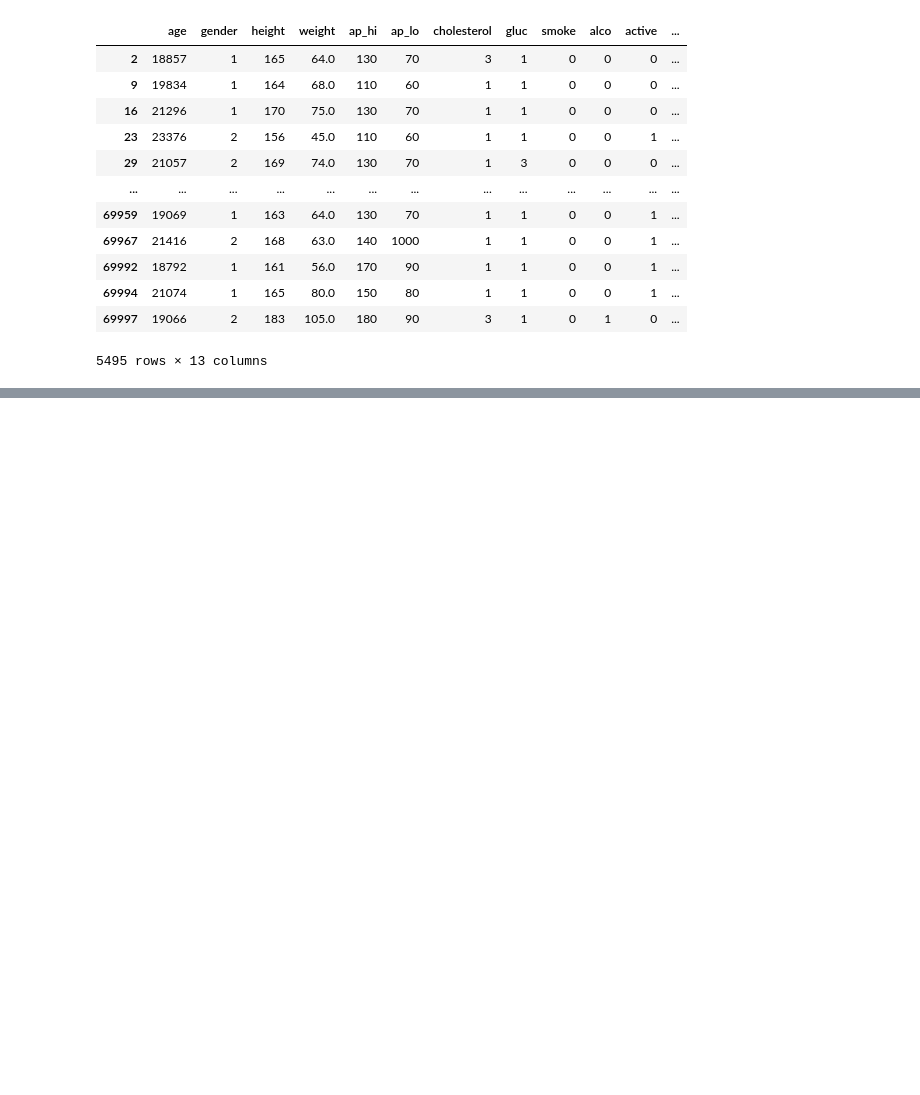
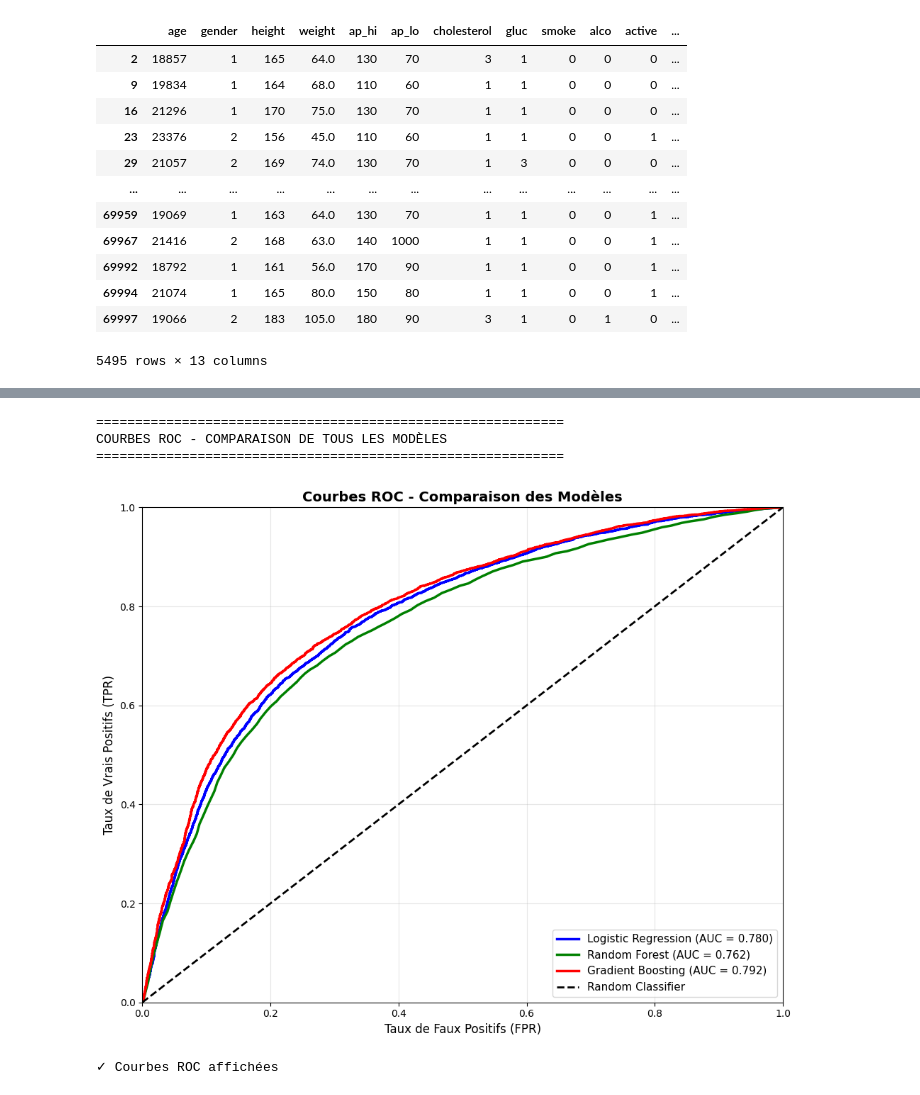
Before and after one commit to soraya-21/classification_initiation, a Jupyter notebook: analisis.ipynb, the cells around one changed output, grey strips where cells are left out. Saved outputs shown, nothing was run; the diff lists cells and outputs as text; code cells hidden in the pictures; blank space fills up the shorter version.

```diff
--- a/analisis.ipynb
+++ b/analisis.ipynb
@@ -263,0 +687,40 @@ data_hors_echelle
+# %%
+# Tracer les courbes ROC pour tous les modèles
+from sklearn.metrics import roc_curve, auc
+
+print("="*60)
+print("COURBES ROC - COMPARAISON DE TOUS LES MODÈLES")
+print("="*60)
+
+fig, ax = plt.subplots(figsize=(10, 8))
+
+colors = ['blue', 'green', 'red', 'orange']
+
+for i, (model_name, result) in enumerate(results.items()):
+    fpr, tpr, _ = roc_curve(y_test, result['y_pred_proba'])
+    roc_auc = auc(fpr, tpr)
+
+    ax.plot(fpr, tpr, label=f'{model_name} (AUC = {roc_auc:.3f})',
+            linewidth=2.5, color=colors[i])
+
+# Ligne de base (random classifier)
+ax.plot([0, 1], [0, 1], 'k--', label='Random Classifier', linewidth=2)
+
+ax.set_xlabel('Taux de Faux Positifs (FPR)', fontsize=12)
+ax.set_ylabel('Taux de Vrais Positifs (TPR)', fontsize=12)
+ax.set_title('Courbes ROC - Comparaison des Modèles', fontsize=14, fontweight='bold')
+ax.legend(loc='lower right', fontsize=11)
+ax.grid(True, alpha=0.3)
+ax.set_xlim([0, 1])
+ax.set_ylim([0, 1])
+
+plt.tight_layout()
+plt.show()
+
+print("\n✓ Courbes ROC affichées")
+# %% [output]
+============================================================
+COURBES ROC - COMPARAISON DE TOUS LES MODÈLES
+============================================================
+[figure, added]
+✓ Courbes ROC affichées
```
Also changed, not shown: parts of 11 cells of this notebook, 1 other file.
